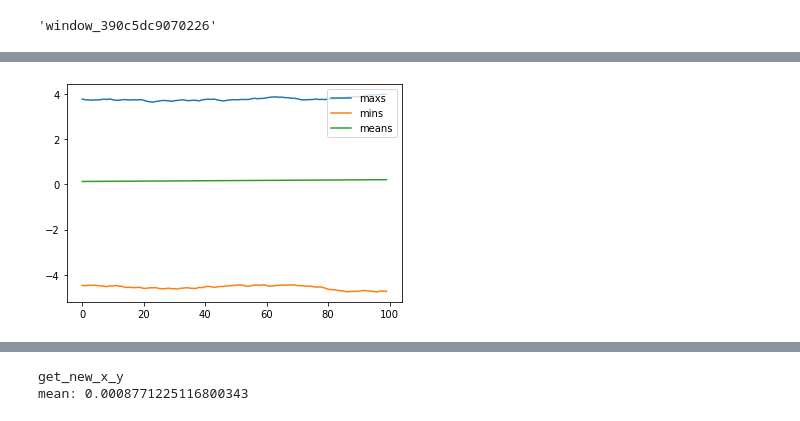
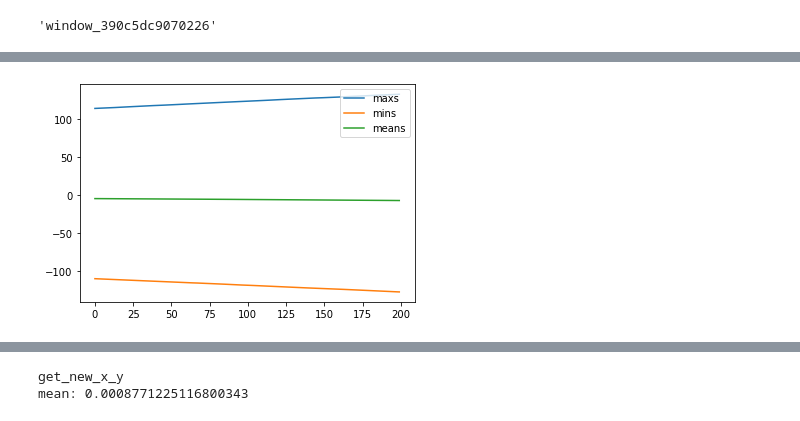
Before and after one commit to I3lacx/SoS, a Jupyter notebook: main.ipynb, the cells around one changed output, grey strips where cells are left out. Drawn from its saved outputs; the diff is of its cells as text; code cells hidden in the pictures.

```diff
--- a/main.ipynb
+++ b/main.ipynb
@@ -94,0 +122,4 @@ for e in range(NUM_RUNS):
+# %%
+# load model
+path = "logs/maybe/2020_12_16/13_26_52"
+trainer.load_weights(path + "/model")
@@ -94,0 +243,26 @@ for e in range(NUM_RUNS):
+# %%
+# loss_np = [loss() for loss in loss_log]
+
+fig = go.Figure()
+maxs = []
+mins = []
+means = []
+for i in range(len(cur_x_log)):
+  maxs.append(np.amax(cur_x_log[i]))
+  mins.append(np.amin(cur_x_log[i]))
+  means.append(np.mean(cur_x_log[i]))
+
+plot = px.scatter(y=loss_log)
+plot.show()
+# vis.plotlyplot(plot)
+
+plot2 = go.Scatter(y=maxs, name="maxs")
+plot3 = go.Scatter(y=mins, name="mins")
+plot4 = go.Scatter(y=means, name="means")
+
+fig.add_traces([plot2, plot3, plot4])
+fig.show()
+# print(cur_x_log[0].shape)
+# loss_np
+# fig = px.scatter(loss_np)
+# fig.show()
@@ -94,0 +276,4 @@ for e in range(NUM_RUNS):
+# %%
+cur_x_log, cur_loss, grads, loss_log = test_full_step(step_counter)
+step_counter += 1
+print(f"{step_counter}: cur loss:", cur_loss)
@@ -94,0 +320,9 @@ for e in range(NUM_RUNS):
+# %%
+# Get loss for a single x
+# trainer.batch_l2_loss(cur_x_log[56], trainer.y_train[0:8])
+# trainer.individual_l2_loss(cur_x_log[56], trainer.y_train[:8])
+for i in range(len(grads)):
+  print(f"{i}: {np.amax(grads[i])}, {np.amin(grads[i])}, {np.mean(grads[i])}")
+
+# print(np.amax(grads[2]))
+# print(np.amin())
@@ -175,20 +532,20 @@ disp.show_simple_run(x_big, trainer.ca, cfg.WORLD.CA_STEP_RANGE[0] + 500 , only_
 # %%
 maxs = []
 mins = []
 means= []
 
 x_all,y = trainer.get_new_emoji_x_y()
 x = x_all[0:8]
-for i in range(100):
+for i in range(200):
   maxs.append(np.amax(x))
   mins.append(np.amin(x))
   means.append(np.mean(x))
   x = trainer.ca(x)
 
 plt.plot(maxs, label="maxs")
 plt.plot(mins, label="mins")
 plt.plot(means, label="means")
 plt.legend()
 plt.show()
 # %% [output]
-[figure, old version]
+[figure, new version]
```
Also changed, not shown: parts of 23 cells of this notebook, 6 other files.
